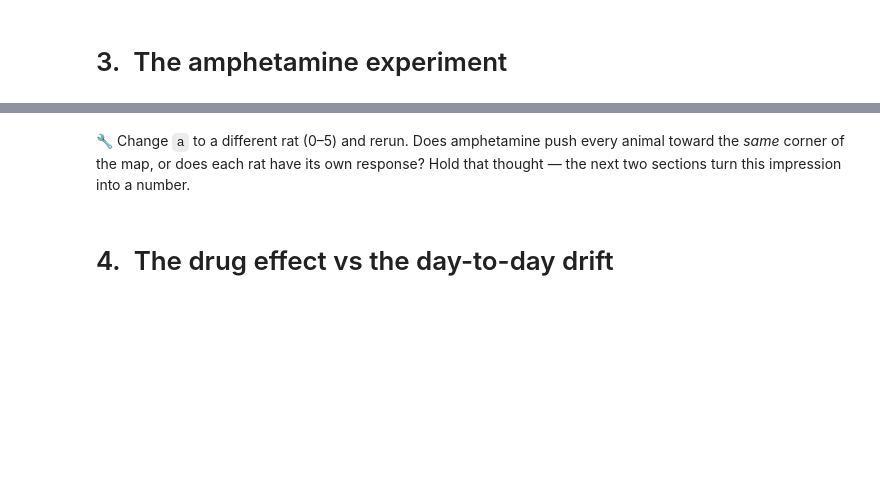
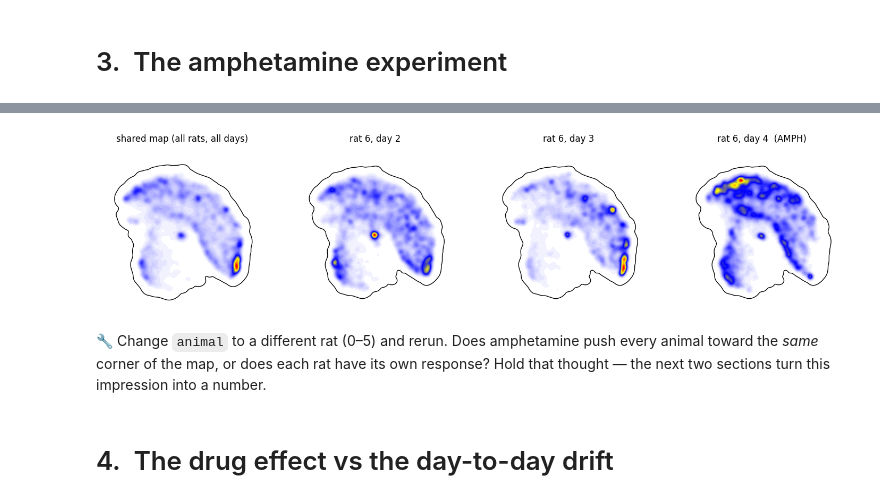
Before and after one commit to bermanlabemory/unsupervised-behavior-tutorials, a Jupyter notebook: 03_rat_individual_behavior.ipynb, the cells around one changed output, grey strips where cells are left out. Cells and saved outputs as stored; diff of their text form; code cells hidden in the pictures; blank space fills up the shorter version.

```diff
--- a/03_rat_individual_behavior.ipynb
+++ b/03_rat_individual_behavior.ipynb
@@ -110,22 +117,28 @@ comparable &mdash; the same spot on the map means the same behavior for every an
 change is a real change and not just a different map drawn differently. Here's the shared map, then one
 rat across its three days. Watch day 4 (amphetamine): where does it start spending its time?
 # %%
+animal = 5   # 🔧 which animal (0..5)
+
 allz = emb.reshape(-1, 2); R = np.abs(allz).max() + 10; ext = (-R, R, -R, R)
 def density(z, sigma=1.5):       # sigma = how much we smooth the map; larger -> coarser, smaller -> finer
     return mmpy.findPointDensity(z, sigma, 501, [-R, R])[2]
 D_all = density(allz); inside = D_all > D_all.max() * 1e-3
 
-a = 0    # 🔧 which animal (0..5)
+
 fig, ax = plt.subplots(1, 4, figsize=(18, 4.6))
 ax[0].imshow(D_all, extent=ext, origin="lower", cmap=mmpy.gencmap())
+ax[0].contour(xx, xx, D_all, levels=[1e-6], colors="k", linewidths=1)
 ax[0].set_title("shared map (all rats, all days)"); ax[0].axis("off")
 for k, dd in enumerate(days):
     ax[k + 1].imshow(density(emb[k, a]), extent=ext, origin="lower", cmap=mmpy.gencmap())
-    ax[k + 1].set_title("rat %d, day %d%s" % (a + 1, dd, "  (AMPH)" if dd == AMPH_DAY else ""))
+    ax[k + 1].set_title("rat %d, day %d%s" % (animal + 1, dd, "  (AMPH)" if dd == AMPH_DAY else ""))
+    ax[k + 1].contour(xx, xx, D_all, levels=[1e-5], colors="k", linewidths=1)
     ax[k + 1].axis("off")
 plt.show()
+# %% [output]
+[figure, added]
 # %% [markdown]
-🔧 Change `a` to a different rat (0&ndash;5) and rerun. Does amphetamine push every animal toward the
+🔧 Change `animal` to a different rat (0&ndash;5) and rerun. Does amphetamine push every animal toward the
 *same* corner of the map, or does each rat have its own response? Hold that thought &mdash; the next two
 sections turn this impression into a number.
 # %% [markdown]
```
Also changed, not shown: parts of 12 cells of this notebook, 2 other files.
